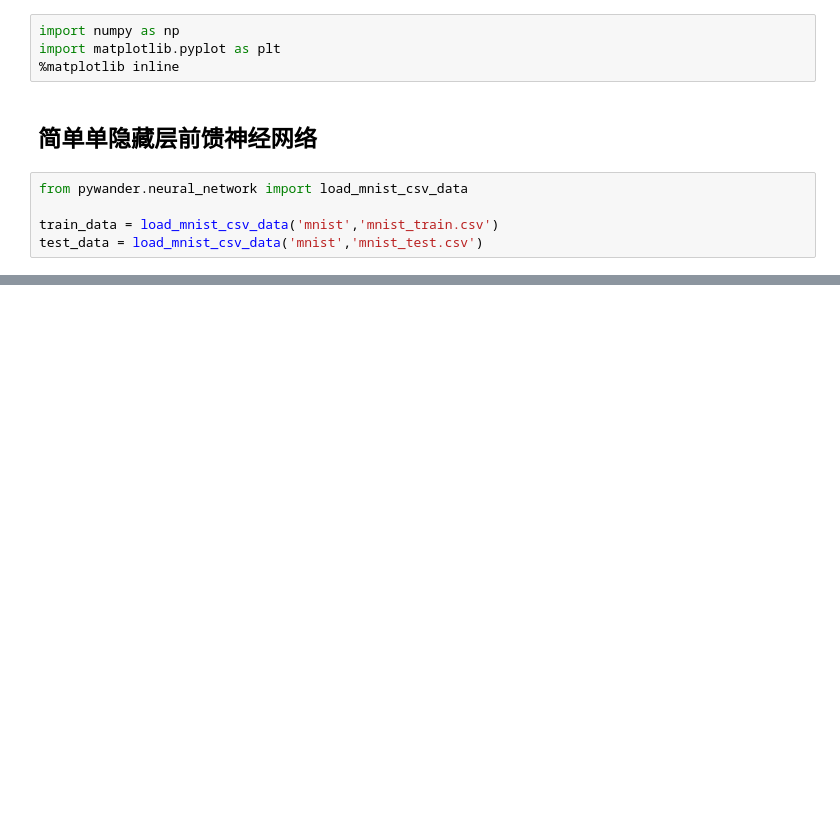
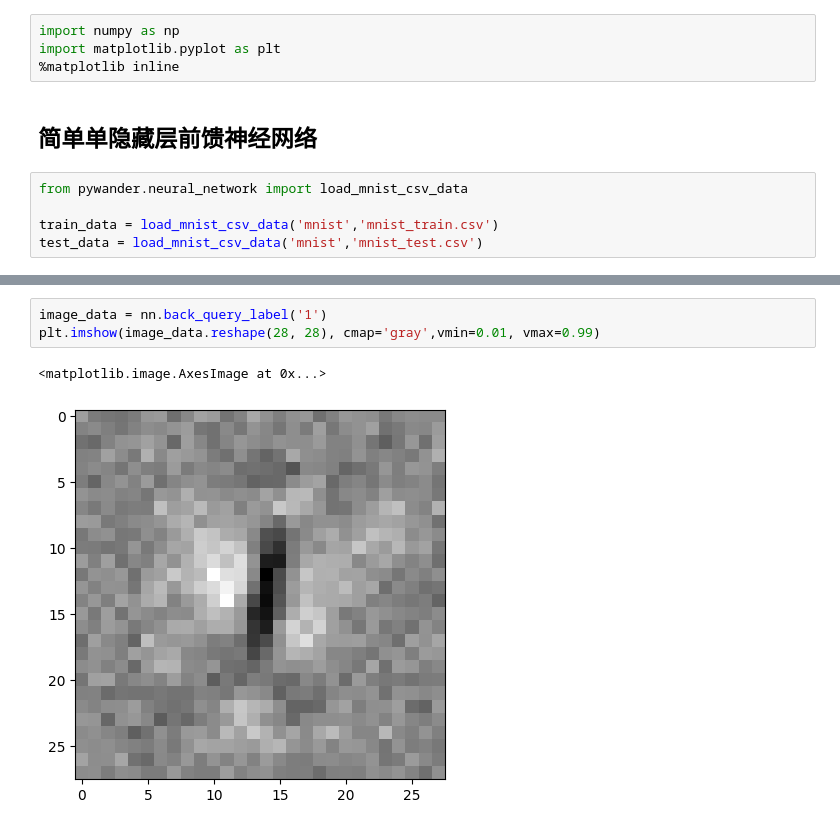
Before and after one commit to a358003542/ipynb_notebook, a Jupyter notebook: neural_network/neural_network_basic.ipynb, the cells around one changed output, grey strips where cells are left out. Cells and saved outputs as stored; diff of their text form; blank space fills up the shorter version.

```diff
--- a/neural_network/neural_network_basic.ipynb
+++ b/neural_network/neural_network_basic.ipynb
@@ -73,0 +80,6 @@ epoch 4 finished....
+# %%
+image_data = nn.back_query_label('1')
+plt.imshow(image_data.reshape(28, 28), cmap='gray',vmin=0.01, vmax=0.99)
+# %% [output]
+<matplotlib.image.AxesImage at 0x...>
+[figure, added]
```
Also changed, not shown: parts of 8 cells of this notebook, 2 other files.
